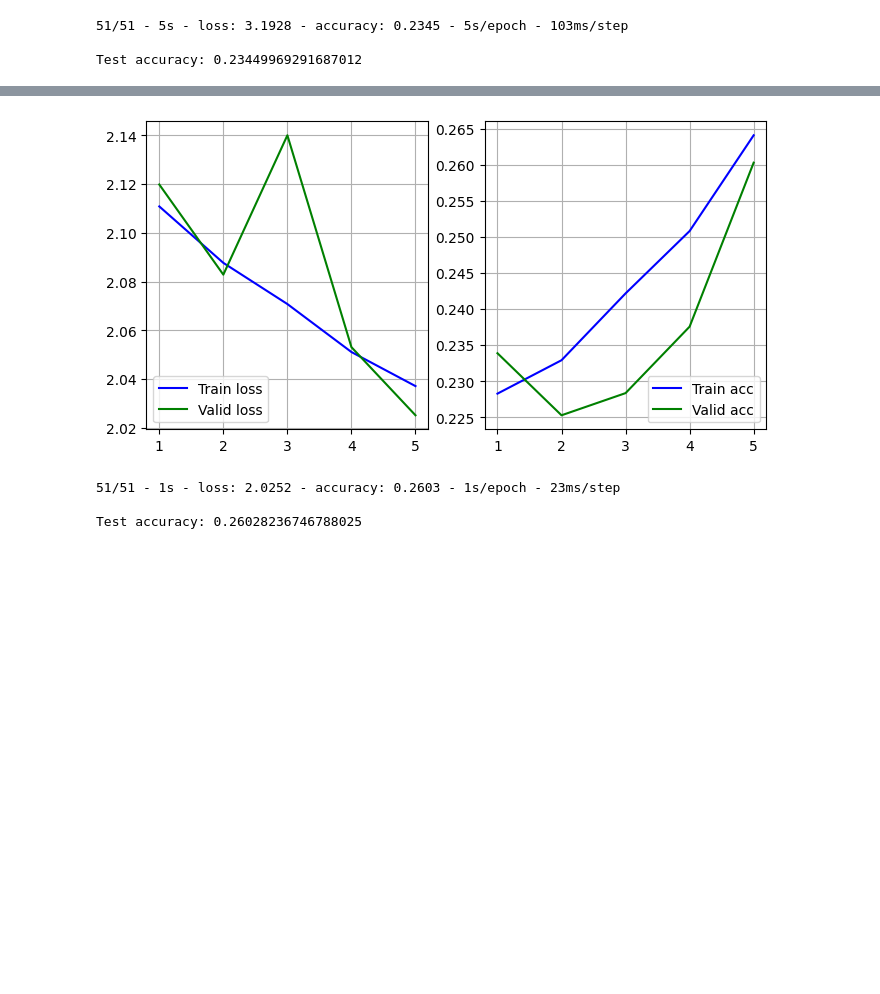
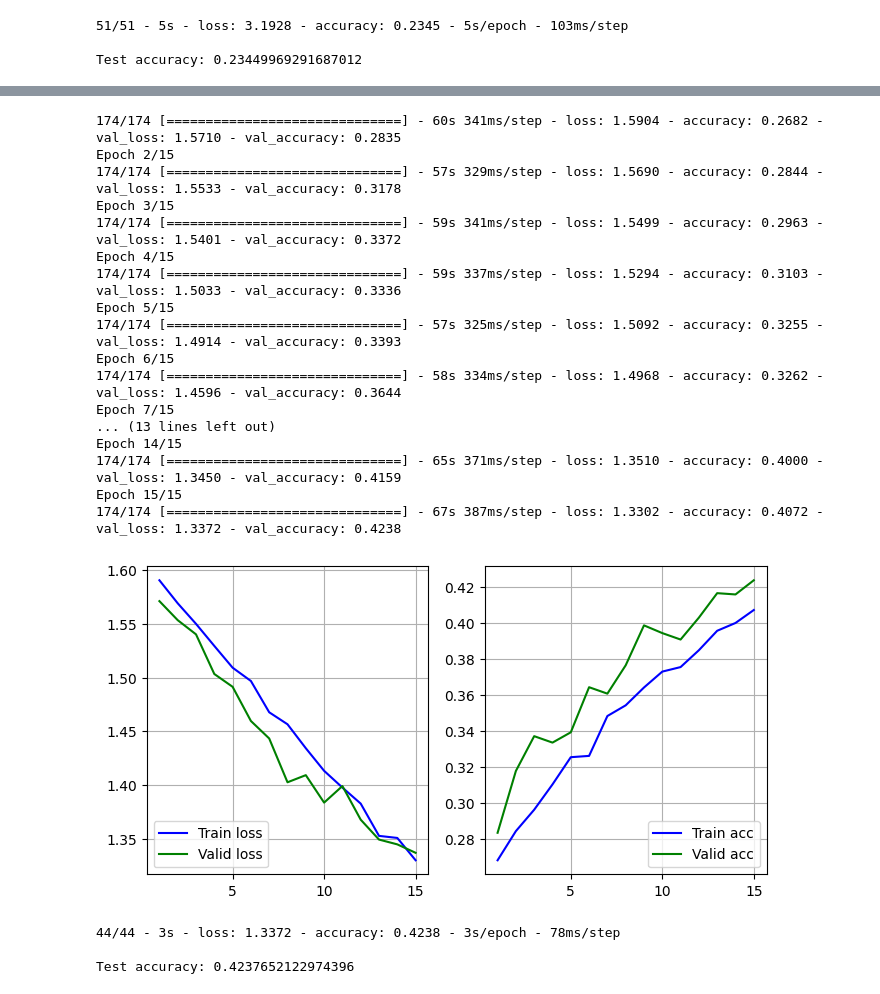
Before and after one commit to Czarkowski/ITML_Project, a Jupyter notebook: main.ipynb, the cells around one changed output, grey strips where cells are left out. Saved outputs shown, nothing was run; the diff lists cells and outputs as text; code cells hidden in the pictures; blank space fills up the shorter version.

```diff
--- a/main.ipynb
+++ b/main.ipynb
@@ -116,10 +114,9 @@ def preprocessImages(images):
     preprocessed_images = []
 
     for image in images:
-        if image is not None:
-            equalized_image = cv2.equalizeHist(np.uint8(image))
-            normalized_image = equalized_image / 255.0
-            preprocessed_images.append(normalized_image)
+        equalized_image = cv2.equalizeHist(np.uint8(image))
+        normalized_image = equalized_image / 255.0
+        preprocessed_images.append(normalized_image)
     preprocessed_images = np.array(preprocessed_images)
     return preprocessed_images
 
@@ -258,14 +255,11 @@ def generate_image_histogram_by_index(images_data, labels, index, bins=256):
     plt.tight_layout()
     plt.show()
 
-def showImage:
-index_to_display = 2137  # Możesz zmienić indeks, aby wyświetlić inny obraz
-
-# Wyświetlenie wybranego obrazu
-plt.imshow(images[index_to_display], cmap='gray')  # 'gray' oznacza, że obraz będzie wyświetlony w skali szarości
-plt.axis('off')  # Wyłączenie osi
-plt.title(f"Obraz {index_to_display}")
-plt.show()
+def showImage(index):
+    plt.imshow(images[index], cmap='gray')  # 'gray' oznacza, że obraz będzie wyświetlony w skali szarości
+    plt.axis('off')  # Wyłączenie osi
+    plt.title(f"Obraz {index}")
+    plt.show()
 # %%
 main_data_folder = 'data/stanford_cars_type'
 
@@ -544,13 +539,13 @@ Test accuracy: 0.27378758788108826
 label_encoder = encoder
 input_shape = X_train.shape[1:]
 model = tf.keras.Sequential([
-    tf.keras.layers.Conv2D(16, (3, 3), activation='relu', input_shape=input_shape),
+    tf.keras.layers.Conv2D(32, (7, 7), activation='relu', input_shape=input_shape),
     tf.keras.layers.MaxPooling2D((2, 2)),
-    tf.keras.layers.Conv2D(32, (3, 3), activation='relu'),
+    tf.keras.layers.Conv2D(64, (5, 5), activation='relu'),
     tf.keras.layers.MaxPooling2D((2, 2)),
     tf.keras.layers.Flatten(),
-    tf.keras.layers.Dropout(0.5),  # Dodanie warstwy dropout
-    tf.keras.layers.Dense(64, activation='relu'),
+    tf.keras.layers.Dropout(0.2),  # Dodanie warstwy dropout
+    tf.keras.layers.Dense(32, activation='relu'),
     tf.keras.layers.Dense(len(label_encoder.classes_), activation='softmax')
 ])
 
@@ -561,7 +556,7 @@ model.compile(optimizer='adam',
 
 # Tworzenie instancji ImageDataGenerator do augmentacji danych treningowych
 train_datagen = ImageDataGenerator(
-    rotation_range=20,
+    rotation_range=10,
     width_shift_range=0.1,
     height_shift_range=0.1,
     shear_range=0.1,
@@ -580,8 +575,8 @@ checkpoint = tf.keras.callbacks.ModelCheckpoint(f'{modelsDir}model.h5', save_bes
 # Trenowanie modelu z użyciem generatora
 history = model.fit_generator(
     train_generator,
-    steps_per_epoch=len(X_train) // 32,  # Liczba kroków na epokę (długość danych treningowych / batch_size)
-    epochs=5,
+    steps_per_epoch=len(X_train)//32,  # Liczba kroków na epokę (długość danych treningowych / batch_size)
+    epochs=15,
     validation_data=(X_test, y_test),
     callbacks=[checkpoint]
 )
@@ -606,7 +592,24 @@ Epoch 5/5
+174/174 [==============================] - 60s 341ms/step - loss: 1.5904 - accuracy: 0.2682 - val_loss: 1.5710 - val_accuracy: 0.2835
+Epoch 2/15
+174/174 [==============================] - 57s 329ms/step - loss: 1.5690 - accuracy: 0.2844 - val_loss: 1.5533 - val_accuracy: 0.3178
+Epoch 3/15
+174/174 [==============================] - 59s 341ms/step - loss: 1.5499 - accuracy: 0.2963 - val_loss: 1.5401 - val_accuracy: 0.3372
+Epoch 4/15
+174/174 [==============================] - 59s 337ms/step - loss: 1.5294 - accuracy: 0.3103 - val_loss: 1.5033 - val_accuracy: 0.3336
+Epoch 5/15
+174/174 [==============================] - 57s 325ms/step - loss: 1.5092 - accuracy: 0.3255 - val_loss: 1.4914 - val_accuracy: 0.3393
+Epoch 6/15
+174/174 [==============================] - 58s 334ms/step - loss: 1.4968 - accuracy: 0.3262 - val_loss: 1.4596 - val_accuracy: 0.3644
+Epoch 7/15
+... (13 lines left out)
+Epoch 14/15
+174/174 [==============================] - 65s 371ms/step - loss: 1.3510 - accuracy: 0.4000 - val_loss: 1.3450 - val_accuracy: 0.4159
+Epoch 15/15
+174/174 [==============================] - 67s 387ms/step - loss: 1.3302 - accuracy: 0.4072 - val_loss: 1.3372 - val_accuracy: 0.4238
-[figure, old version]
+[figure, new version]
-51/51 - 1s - loss: 2.0252 - accuracy: 0.2603 - 1s/epoch - 23ms/step
-
-Test accuracy: 0.26028236746788025
+44/44 - 3s - loss: 1.3372 - accuracy: 0.4238 - 3s/epoch - 78ms/step
+
+Test accuracy: 0.4237652122974396
 # %%
 generateFromOriginalImages('128x128',(128,128))
 # %%
```
Also changed, not shown: parts of 6 cells of this notebook.
